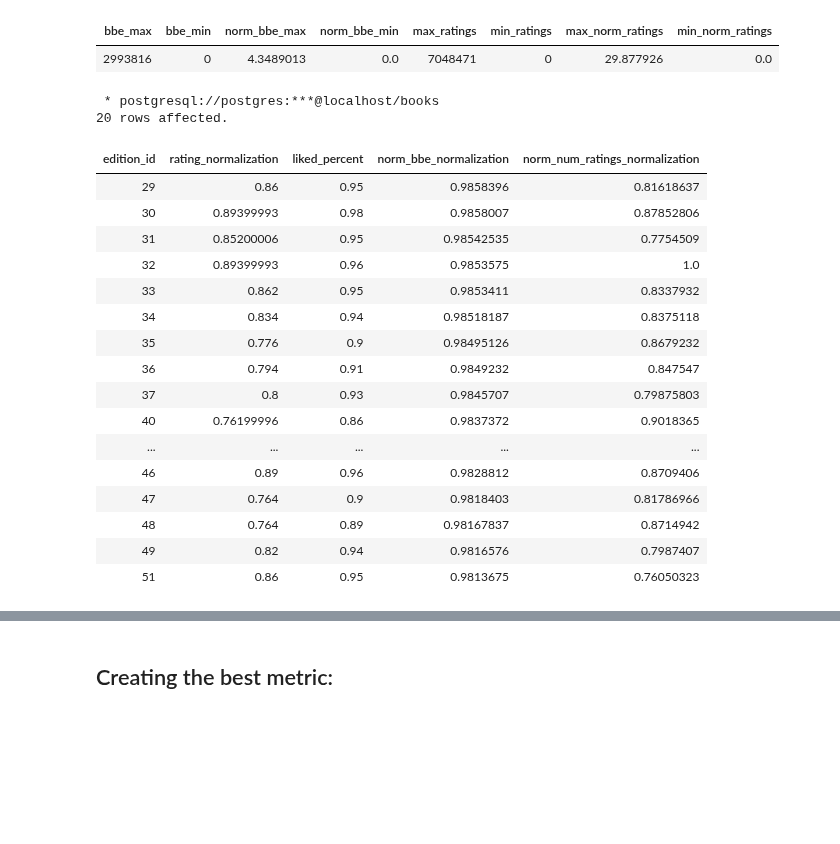
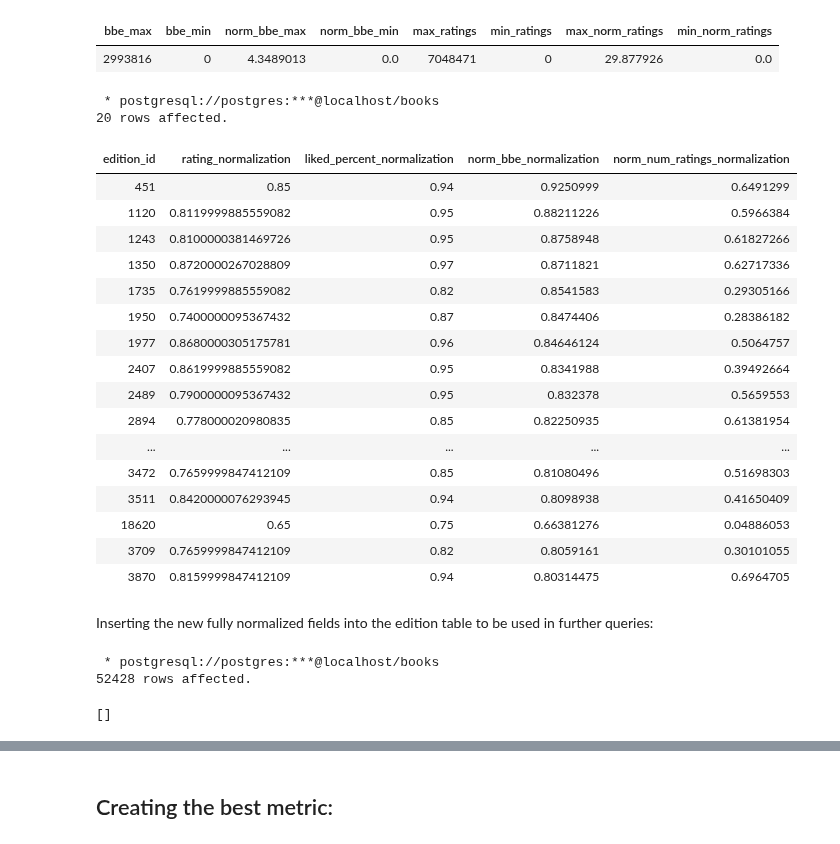
Before and after one commit to codeslp/books_db, a Jupyter notebook: src/analysis.ipynb, the cells around one changed output, grey strips where cells are left out. Drawn from its saved outputs; the diff is of its cells as text; code cells hidden in the pictures; blank space fills up the shorter version.

```diff
--- a/src/analysis.ipynb
+++ b/src/analysis.ipynb
@@ -502,29 +337,55 @@ LIMIT(10);
 # %%
 %%sql
 SELECT edition_id,
-    rating / MAX(rating) OVER () AS rating_normalization,
-    (liked_percent / 100) AS liked_percent,
+    rating / 5 AS rating_normalization,
+    liked_percent / 100 AS liked_percent_normalization,
     norm_bbe_score / MAX(norm_bbe_score) OVER () AS norm_bbe_normalization,
     norm_num_ratings / MAX(norm_num_ratings) OVER () AS norm_num_ratings_normalization
 FROM edition
 LIMIT 20;
 # %% [output]
  * postgresql://postgres:***@localhost/books
 20 rows affected.
-| edition_id | rating_normalization | liked_percent | norm_bbe_normalization | norm_num_ratings_normalization |
-| 29 | 0.86 | 0.95 | 0.9858396 | 0.81618637 |
-| 30 | 0.89399993 | 0.98 | 0.9858007 | 0.87852806 |
-| 31 | 0.85200006 | 0.95 | 0.98542535 | 0.7754509 |
-| 32 | 0.89399993 | 0.96 | 0.9853575 | 1.0 |
-| 33 | 0.862 | 0.95 | 0.9853411 | 0.8337932 |
-| 34 | 0.834 | 0.94 | 0.98518187 | 0.8375118 |
-| 35 | 0.776 | 0.9 | 0.98495126 | 0.8679232 |
-| 36 | 0.794 | 0.91 | 0.9849232 | 0.847547 |
-| 37 | 0.8 | 0.93 | 0.9845707 | 0.79875803 |
-| 40 | 0.76199996 | 0.86 | 0.9837372 | 0.9018365 |
+| edition_id | rating_normalization | liked_percent_normalization | norm_bbe_normalization | norm_num_ratings_normalization |
+| 451 | 0.85 | 0.94 | 0.9250999 | 0.6491299 |
+| 1120 | 0.8119999885559082 | 0.95 | 0.88211226 | 0.5966384 |
+| 1243 | 0.8100000381469726 | 0.95 | 0.8758948 | 0.61827266 |
+| 1350 | 0.8720000267028809 | 0.97 | 0.8711821 | 0.62717336 |
+| 1735 | 0.7619999885559082 | 0.82 | 0.8541583 | 0.29305166 |
+| 1950 | 0.7400000095367432 | 0.87 | 0.8474406 | 0.28386182 |
+| 1977 | 0.8680000305175781 | 0.96 | 0.84646124 | 0.5064757 |
+| 2407 | 0.8619999885559082 | 0.95 | 0.8341988 | 0.39492664 |
+| 2489 | 0.7900000095367432 | 0.95 | 0.832378 | 0.5659553 |
+| 2894 | 0.778000020980835 | 0.85 | 0.82250935 | 0.61381954 |
 | ... | ... | ... | ... | ... |
-| 46 | 0.89 | 0.96 | 0.9828812 | 0.8709406 |
-| 47 | 0.764 | 0.9 | 0.9818403 | 0.81786966 |
-| 48 | 0.764 | 0.89 | 0.98167837 | 0.8714942 |
-| 49 | 0.82 | 0.94 | 0.9816576 | 0.7987407 |
-| 51 | 0.86 | 0.95 | 0.9813675 | 0.76050323 |
+| 3472 | 0.7659999847412109 | 0.85 | 0.81080496 | 0.51698303 |
+| 3511 | 0.8420000076293945 | 0.94 | 0.8098938 | 0.41650409 |
+| 18620 | 0.65 | 0.75 | 0.66381276 | 0.04886053 |
+| 3709 | 0.7659999847412109 | 0.82 | 0.8059161 | 0.30101055 |
+| 3870 | 0.8159999847412109 | 0.94 | 0.80314475 | 0.6964705 |
+# %% [markdown]
+Inserting the new fully normalized fields into the edition table to be used in further queries:
+# %%
+%%sql
+
+WITH normalization_data AS (
+    SELECT edition_id,
+        rating / MAX(rating) OVER () AS rating_normalization,
+        liked_percent/ MAX(liked_percent) OVER () AS liked_percent_normalization,
+        norm_bbe_score / MAX(norm_bbe_score) OVER () AS norm_bbe_normalization,
+        norm_num_ratings / MAX(norm_num_ratings) OVER () AS norm_num_ratings_normalization
+    FROM edition
+)
+
+UPDATE edition e
+SET
+    rating_normalization = nd.rating_normalization,
+    norm_bbe_normalization = nd.norm_bbe_normalization,
+    norm_num_ratings_normalization = nd.norm_num_ratings_normalization,
+    liked_percent_normalization = nd.liked_percent_normalization
+FROM normalization_data nd
+WHERE e.edition_id = nd.edition_id;
+# %% [output]
+ * postgresql://postgres:***@localhost/books
+52428 rows affected.
+[]
```
Also changed, not shown: parts of 39 cells of this notebook, 2 other files.
